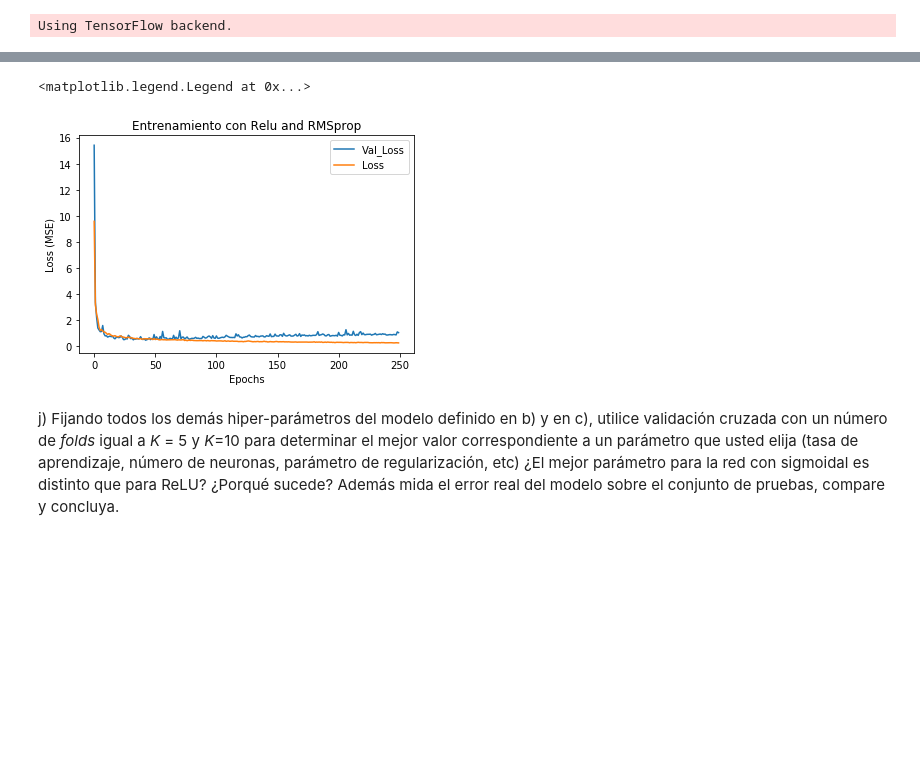
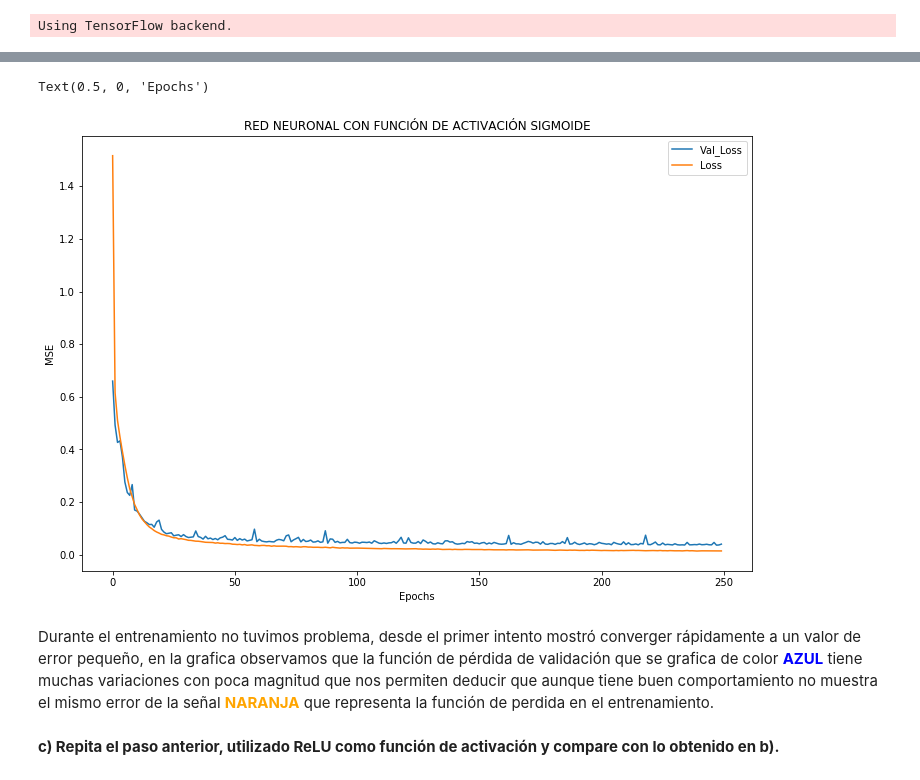
Before and after one commit to jeedorsa/Neural-Networks-INF-477, a Jupyter notebook: Tarea 1/Punto 1/Punto1.ipynb, the cells around one changed output, grey strips where cells are left out. Cells and saved outputs as stored; diff of their text form; code cells hidden in the pictures; blank space fills up the shorter version.

```diff
--- a/Tarea 1/Punto 1/Punto1.ipynb
+++ b/Tarea 1/Punto 1/Punto1.ipynb
@@ -891,11 +126,0 @@ im.legend(('Val_Loss', 'Loss' ))
-# %%
-model = Sequential()
-...#la regularization se debe incorporar a cada capa separadamente
-moptimizer = Adadelta(lr=0.01)
-idim=X_train_scaled.shape[1]
-model.add(Dense(256,input_dim=idim,kernel_initializer='uniform',W_regularizer=regularizers.l2(0.01)))
-model.add(Activation('relu'))
-model.add(Dense(1, kernel_initializer='uniform',W_regularizer=regularizers.l2(0.01)))
-model.add(Activation('linear'))
-model.compile(optimizer=moptimizer,loss='mean_squared_error')
-history = model.fit(X_train_scaled,y_train,batch_size=50,epochs=250,validation_data=(X_val_scaled, y_val))
@@ -929,11 +126,0 @@ im.legend(('Val_Loss', 'Loss' ))
-# %%
-model = Sequential()
-...#la regularization se debe incorporar a cada capa separadamente
-moptimizer = Adadelta(lr=0.01)
-idim=X_train_scaled.shape[1]
-model.add(Dense(256,input_dim=idim,kernel_initializer='uniform',W_regularizer=regularizers.l2(0.05)))
-model.add(Activation('sigmoid'))
-model.add(Dense(1, kernel_initializer='uniform',W_regularizer=regularizers.l2(0.05)))
-model.add(Activation('linear'))
-model.compile(optimizer=moptimizer,loss='mean_squared_error')
-history = model.fit(X_train_scaled,y_train,batch_size=50,epochs=250,validation_data=(X_val_scaled, y_val))
@@ -964,12 +126,0 @@ im.legend(('Val_Loss', 'Loss' ))
-# %%
-from keras import regularizers
-model = Sequential()
-...#la regularization se debe incorporar a cada capa separadamente
-moptimizer = Adadelta(lr=0.01)
-idim=X_train_scaled.shape[1]
-model.add(Dense(256,input_dim=idim,kernel_initializer='uniform',W_regularizer=regularizers.l2(0.05)))
-model.add(Activation('relu'))
-model.add(Dense(1, kernel_initializer='uniform',W_regularizer=regularizers.l2(0.05)))
-model.add(Activation('linear'))
-model.compile(optimizer=moptimizer,loss='mean_squared_error')
-history = model.fit(X_train_scaled,y_train,batch_size=50,epochs=250,validation_data=(X_val_scaled, y_val))
@@ -1052,11 +126,0 @@ Epoch 250/250
-# %%
-fig, im = plt.subplots()
-im.plot(history.history['val_loss'])
-im.plot(history.history['loss'])
-im.set(xlabel='Epochs', ylabel='Loss (MSE)',title='Entrenamiento con Relu and RMSprop')
-im.legend(('Val_Loss', 'Loss' ))
-# %% [output]
-<matplotlib.legend.Legend at 0x...>
-[figure, removed]
-# %% [markdown]
-j) Fijando todos los demás hiper-parámetros del modelo definido en b) y en c), utilice validación cruzada con un número de *folds* igual a *K* = 5 y *K*=10 para determinar el mejor valor correspondiente a un parámetro que usted elija (tasa de aprendizaje, número de neuronas, parámetro de regularización, etc) ¿El mejor parámetro para la red con sigmoidal es distinto que para ReLU? ¿Porqué sucede? Además mida el error real del modelo sobre el conjunto de pruebas, compare y concluya.
@@ -1079,0 +127,15 @@ mse_cv = np.mean(cvscores)
+# %%
+plt.figure(1,figsize=(12,8))
+plt.plot(history.history['val_loss'])
+plt.plot(history.history['loss'])
+plt.legend(('Val_Loss', 'Loss' ))
+plt.title('RED NEURONAL CON FUNCIÓN DE ACTIVACIÓN SIGMOIDE')
+plt.ylabel('MSE')
+plt.xlabel('Epochs')
+# %% [output]
+Text(0.5, 0, 'Epochs')
+[figure, added]
+# %% [markdown]
+<div class=text-justify>Durante el entrenamiento no tuvimos problema, desde el primer intento mostró converger rápidamente a un valor de error pequeño, en la grafica observamos que la función de pérdida de validación que se grafica de color <font color=blue><b>AZUL</b></font> tiene muchas variaciones con poca magnitud que nos permiten deducir que aunque tiene buen comportamiento no muestra el mismo error de la señal <font color=orange><b> NARANJA</b></font> que representa la función de perdida en el entrenamiento.</div>
+# %% [markdown]
+<div class=text-justify><b>c) Repita el paso anterior, utilizado ReLU como función de activación y compare con lo obtenido en b).</b></div>
```
Also changed, not shown: parts of 122 cells of this notebook, 26 other files.
